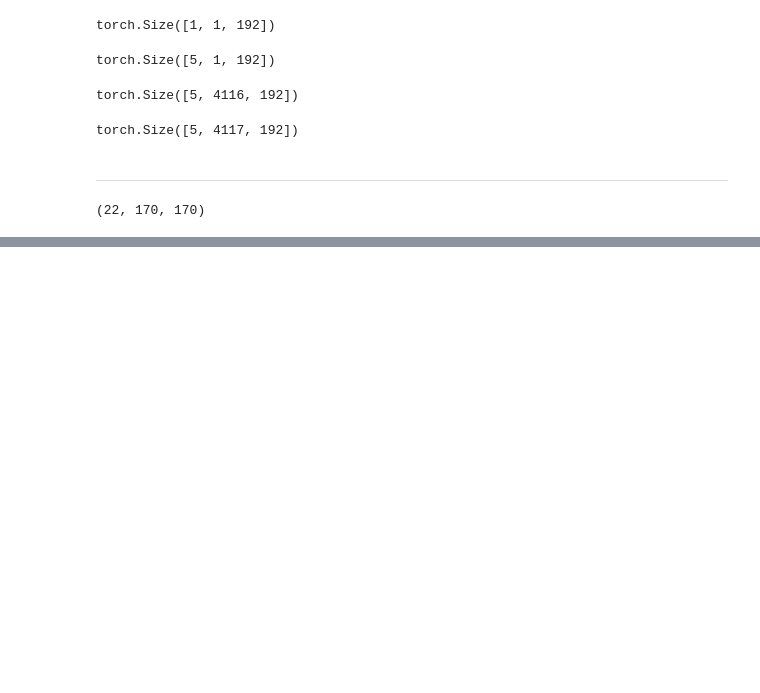
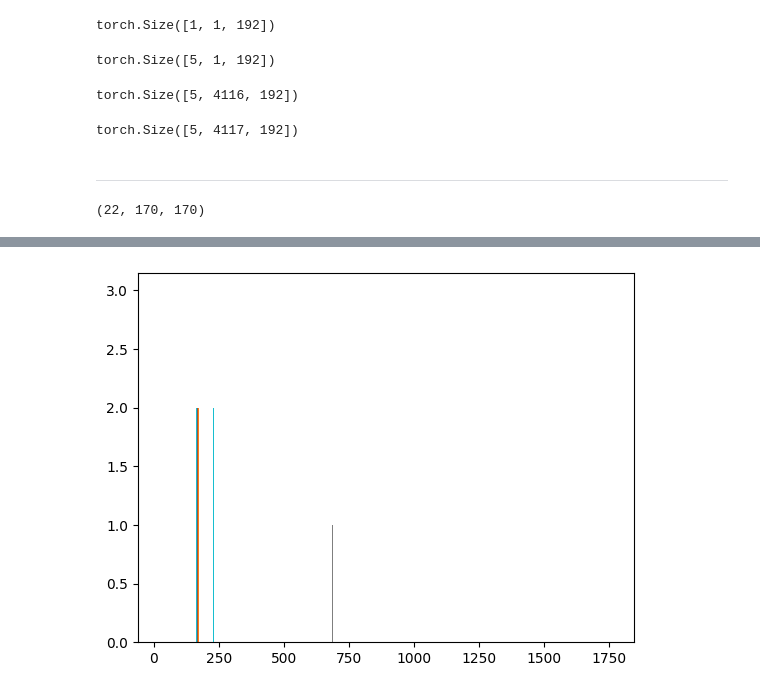
Before and after one commit to AliAfs/SiT_3D, a Jupyter notebook: test_general.ipynb, the cells around one changed output, grey strips where cells are left out. Drawn from its saved outputs; the diff is of its cells as text; code cells hidden in the pictures; blank space fills up the shorter version.

```diff
--- a/test_general.ipynb
+++ b/test_general.ipynb
@@ -468,0 +487,5 @@ KeyboardInterrupt:
+# %%
+plt.hist(shapes, bins=100)
+plt.show()
+# %% [output]
+[figure, added]
```
Also changed, not shown: parts of 6 cells of this notebook, 2 other files.
